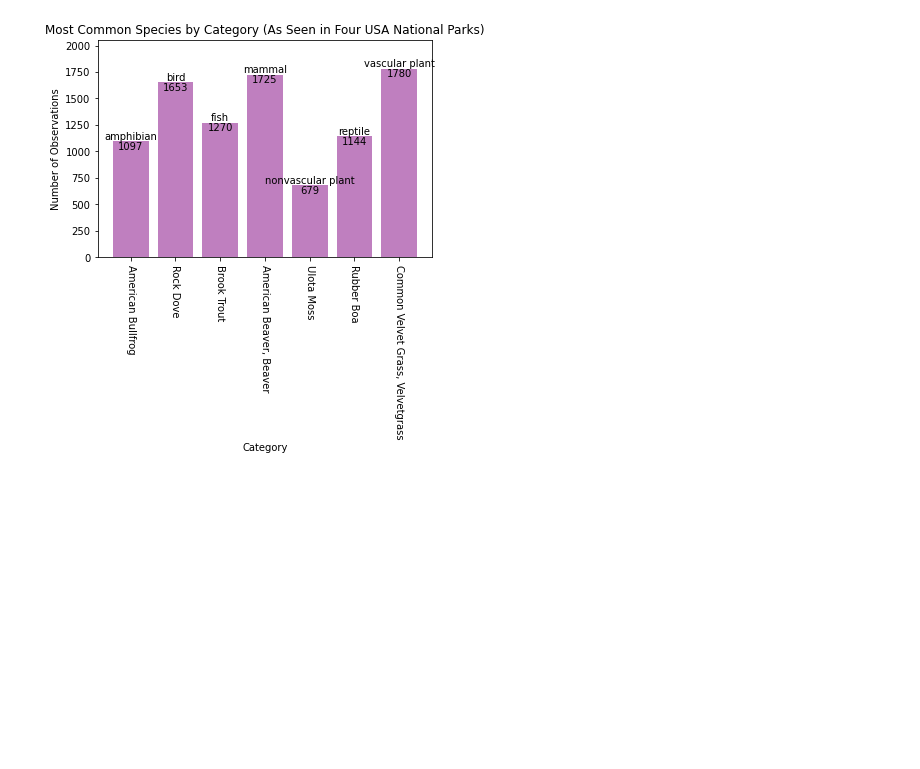
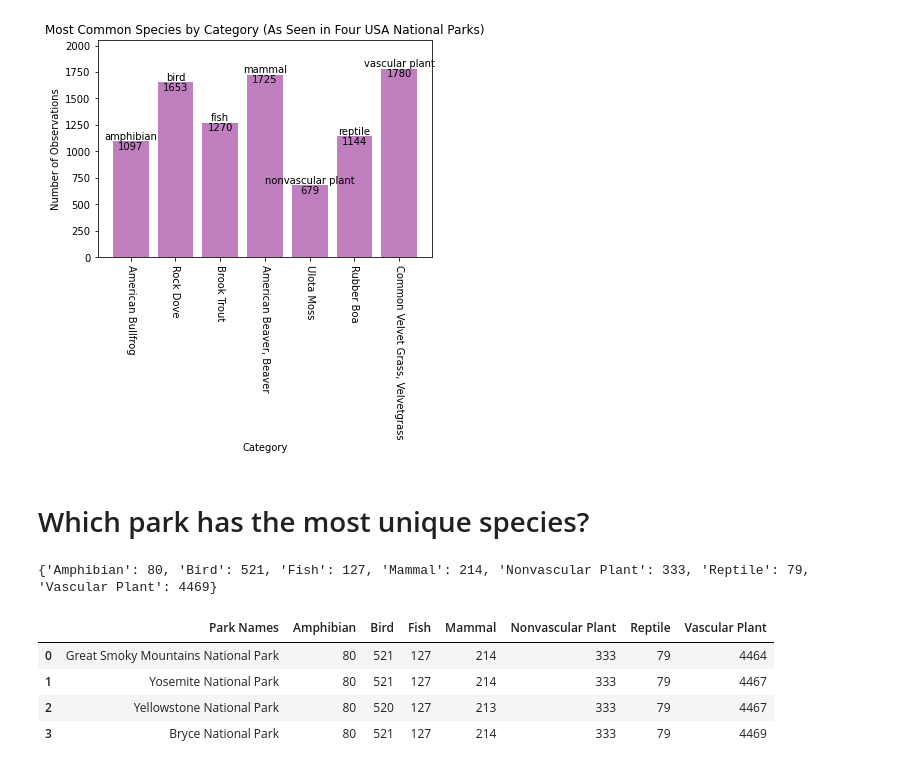
Before and after one commit to zarzarbinks0702/Biodiversity-In-National-Parks, a Jupyter notebook: biodiversity.ipynb, the cells around one changed output. Saved outputs shown, nothing was run; the diff lists cells and outputs as text; code cells hidden in the pictures; blank space fills up the shorter version.

```diff
--- a/biodiversity.ipynb
+++ b/biodiversity.ipynb
@@ -172,3 +172,5 @@ plt.savefig("Images/common_species_by_category.png", bbox_inches="tight")
 plt.show()
 # %% [output]
 [figure]
+# %% [markdown]
+# Which park has the most unique species?
@@ -174,0 +184,16 @@ plt.show()
+# %%
+non_zeroes = bryce[(bryce['observations'] != 0)].drop_duplicates(subset=['scientific_name', 'park_name', 'observations'], keep='first', inplace=False)
+categories = non_zeroes.groupby('category')
+
+lengths = {}
+i = 0
+
+for name, group in categories:
+    unique_names = group['scientific_name'].unique()
+    num_of_unique_species = len(group)
+    lengths[name] = num_of_unique_species
+    i += 1
+
+print(lengths)
+# %% [output]
+{'Amphibian': 80, 'Bird': 521, 'Fish': 127, 'Mammal': 214, 'Nonvascular Plant': 333, 'Reptile': 79, 'Vascular Plant': 4469}
@@ -174,0 +223,11 @@ plt.show()
+# %%
+parks_and_categories_df = pd.DataFrame(parks_and_categories, index=park_names)
+parks_and_categories_df.index.rename('Park Names', inplace=True)
+parks_and_categories_df.reset_index(inplace=True)
+parks_and_categories_df
+# %% [output]
+|  | Park Names | Amphibian | Bird | Fish | Mammal | Nonvascular Plant | Reptile | Vascular Plant |
+| 0 | Great Smoky Mountains National Park | 80 | 521 | 127 | 214 | 333 | 79 | 4464 |
+| 1 | Yosemite National Park | 80 | 521 | 127 | 214 | 333 | 79 | 4467 |
+| 2 | Yellowstone National Park | 80 | 520 | 127 | 213 | 333 | 79 | 4467 |
+| 3 | Bryce National Park | 80 | 521 | 127 | 214 | 333 | 79 | 4469 |
```
Also changed, not shown: parts of 5 cells of this notebook.
